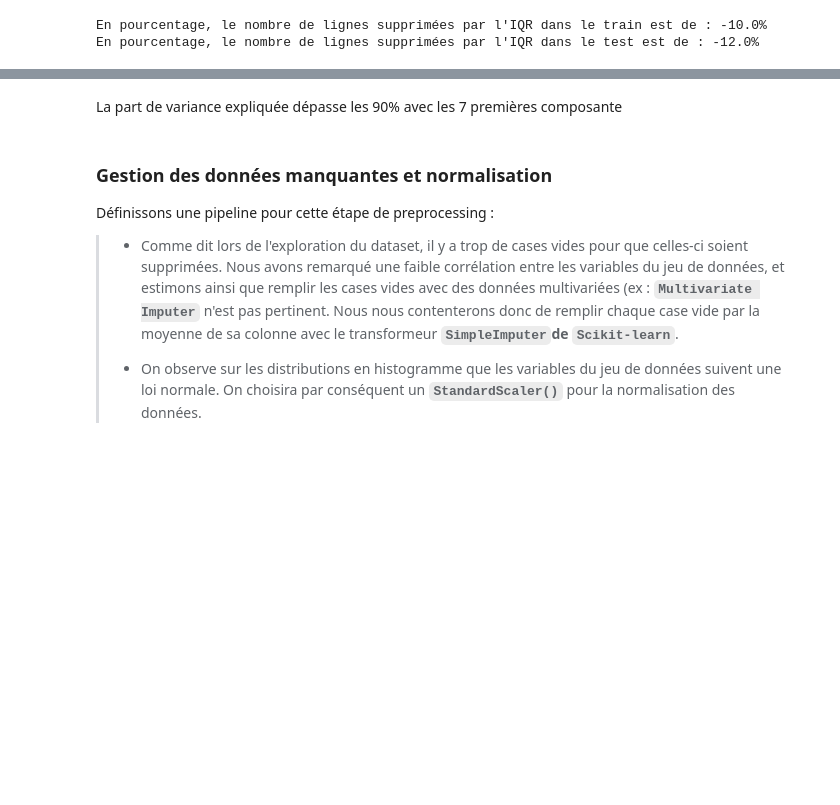
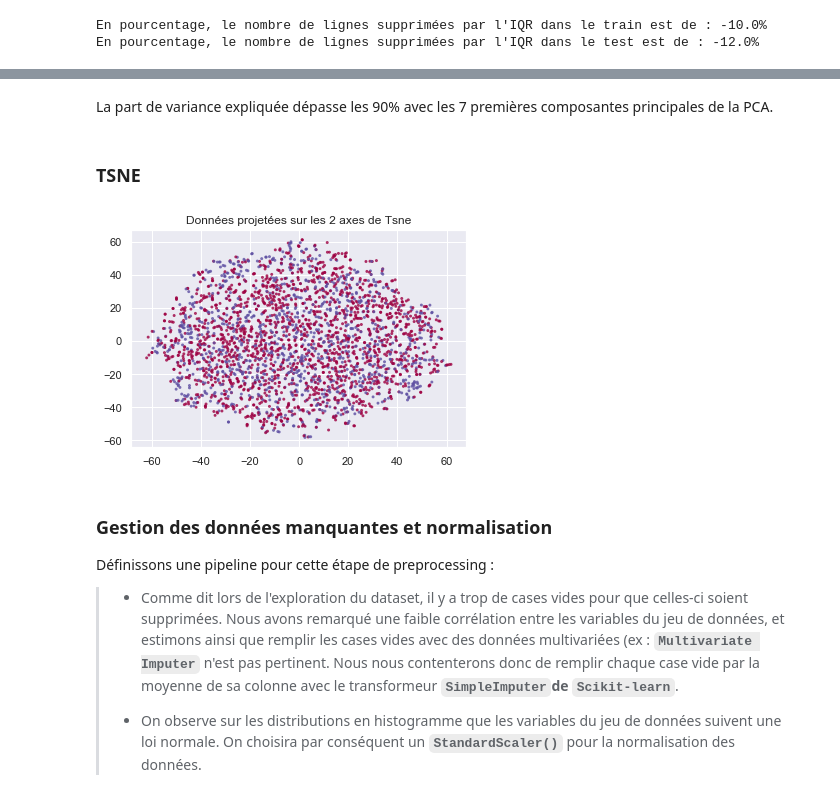
Before and after one commit to bidouze/CleanWaterData, a Jupyter notebook: Eau potable.ipynb, the cells around one changed output, grey strips where cells are left out. Cells and saved outputs as stored; diff of their text form; code cells hidden in the pictures; blank space fills up the shorter version.

Commit message:
Commit PCA et TSNE

```diff
--- a/Eau potable.ipynb
+++ b/Eau potable.ipynb
@@ -305,6 +309,20 @@ plt.plot(pca.explained_variance_ratio_.cumsum());
 [figure]
 # %% [markdown]
-La part de variance expliquée dépasse les 90% avec les 7 premières composante
+La part de variance expliquée dépasse les 90% avec les 7 premières composantes principales de la PCA.
+# %% [markdown]
+### TSNE
+# %%
+tsne = TSNE(n_components=2, method = 'barnes_hut')
+dataTSNE = tsne.fit_transform(X)
+fig = plt.figure()
+
+ax = fig.add_subplot(111)
+ax.scatter(dataTSNE[:, 0], dataTSNE[:, 1],  c = y, cmap=plt.cm.Spectral, alpha = .7, s = 4)
+
+ax.set_title("Données projetées sur les 2 axes de Tsne")
+plt.show();
+# %% [output]
+[figure, added]
 # %% [markdown]
 ### Gestion des données manquantes et normalisation
 
```
Also changed, not shown: parts of 5 cells of this notebook.
